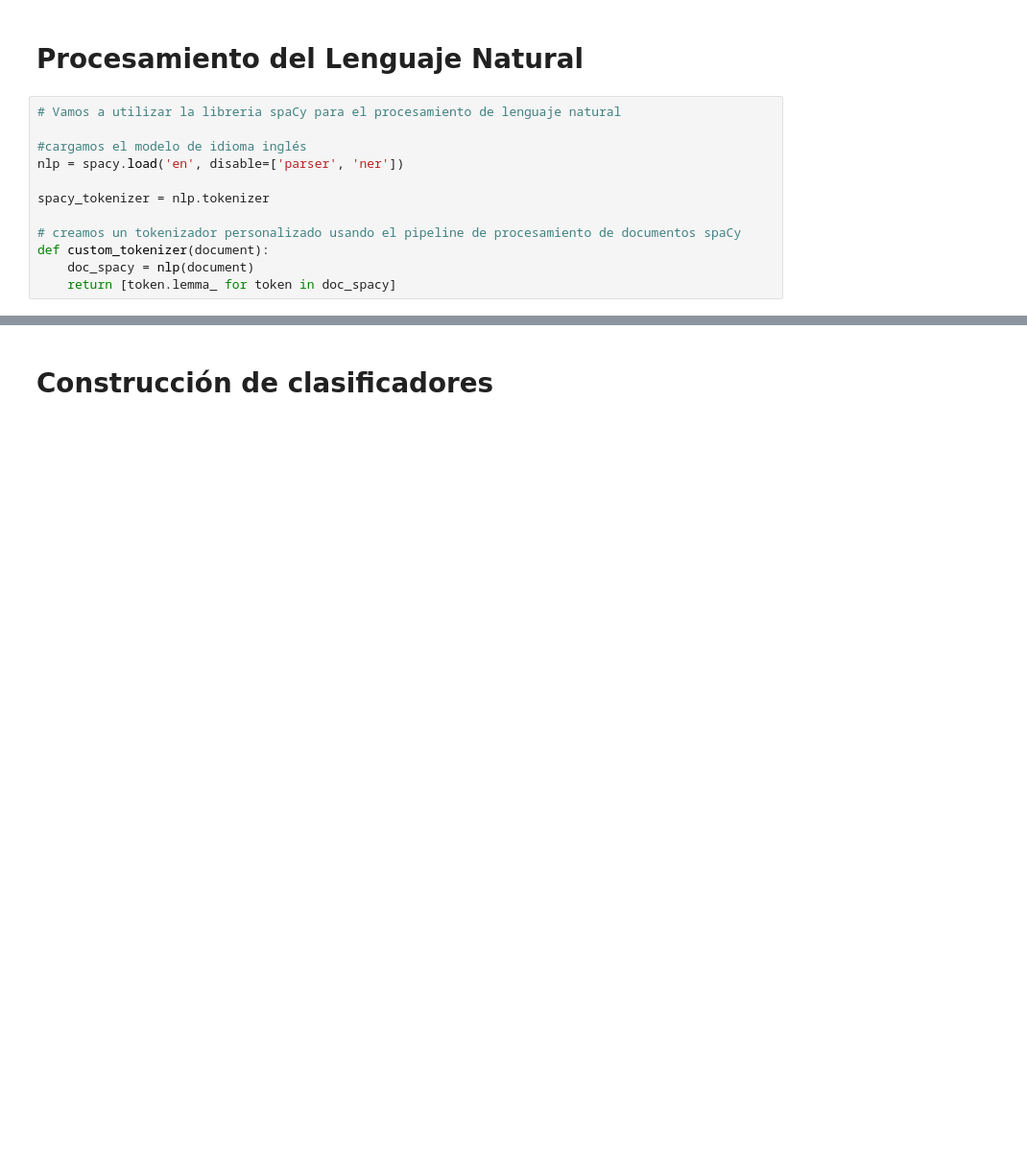
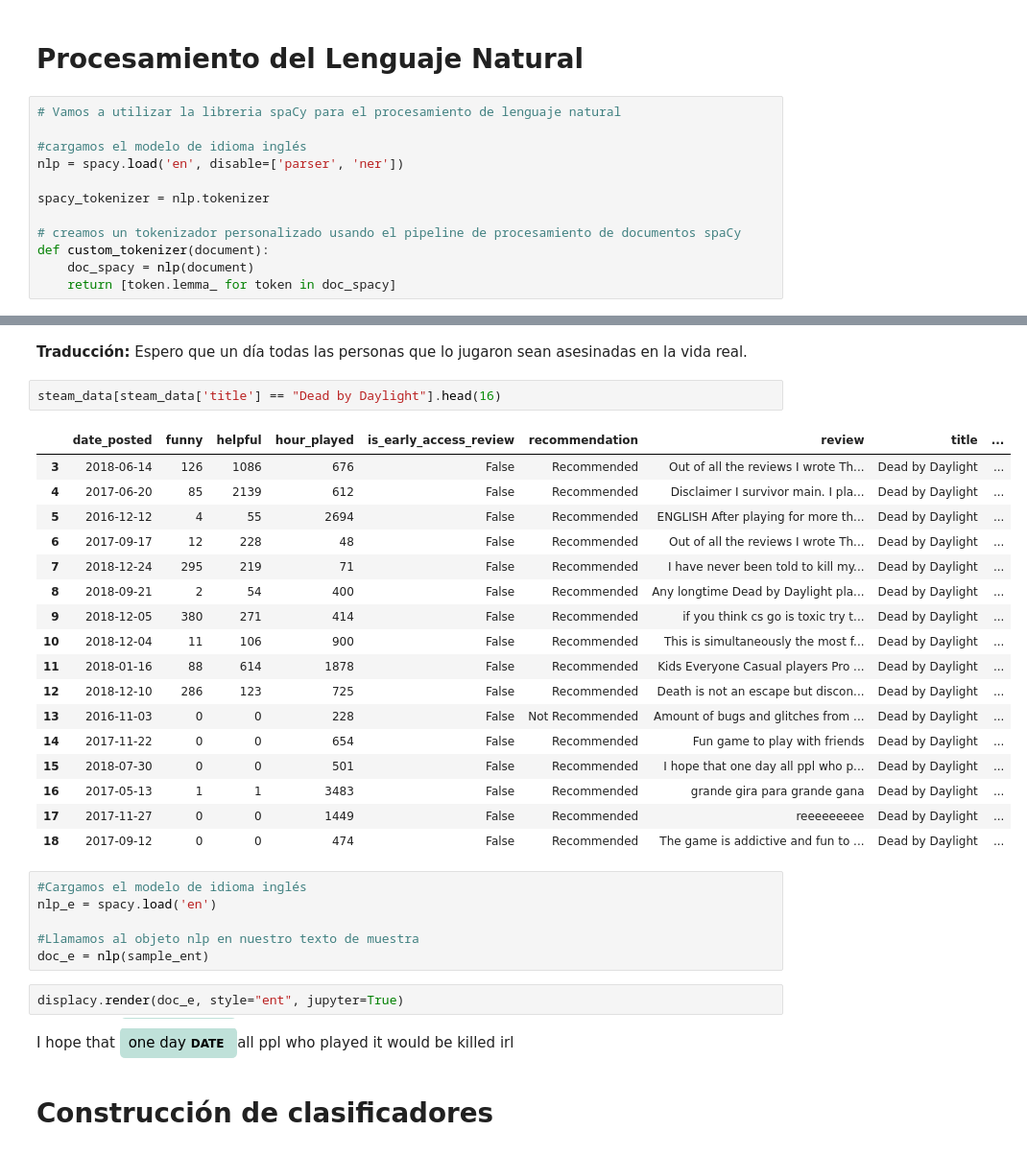
Before and after one commit to ByronTraconis/Working, a Jupyter notebook: Steam_Reviews_Dataset.ipynb, the cells around one changed output, grey strips where cells are left out. Shown at 96% size. Cells and saved outputs as stored; diff of their text form; blank space fills up the shorter version.

```diff
--- a/Steam_Reviews_Dataset.ipynb
+++ b/Steam_Reviews_Dataset.ipynb
@@ -368,3 +496,35 @@ def custom_tokenizer(document):
+# %% [markdown]
+**Traducción:** Espero que un día todas las personas que lo jugaron sean asesinadas en la vida real.
+# %%
+steam_data[steam_data['title'] == "Dead by Daylight"].head(16)
+# %% [output]
+|  | date_posted | funny | helpful | hour_played | is_early_access_review | recommendation | review | title | ... |
+| 3 | 2018-06-14 | 126 | 1086 | 676 | False | Recommended | Out of all the reviews I wrote Th... | Dead by Daylight | ... |
+| 4 | 2017-06-20 | 85 | 2139 | 612 | False | Recommended | Disclaimer I survivor main. I pla... | Dead by Daylight | ... |
+| 5 | 2016-12-12 | 4 | 55 | 2694 | False | Recommended | ENGLISH After playing for more th... | Dead by Daylight | ... |
+| 6 | 2017-09-17 | 12 | 228 | 48 | False | Recommended | Out of all the reviews I wrote Th... | Dead by Daylight | ... |
+| 7 | 2018-12-24 | 295 | 219 | 71 | False | Recommended | I have never been told to kill my... | Dead by Daylight | ... |
+| 8 | 2018-09-21 | 2 | 54 | 400 | False | Recommended | Any longtime Dead by Daylight pla... | Dead by Daylight | ... |
+| 9 | 2018-12-05 | 380 | 271 | 414 | False | Recommended | if you think cs go is toxic try t... | Dead by Daylight | ... |
+| 10 | 2018-12-04 | 11 | 106 | 900 | False | Recommended | This is simultaneously the most f... | Dead by Daylight | ... |
+| 11 | 2018-01-16 | 88 | 614 | 1878 | False | Recommended | Kids Everyone Casual players Pro ... | Dead by Daylight | ... |
+| 12 | 2018-12-10 | 286 | 123 | 725 | False | Recommended | Death is not an escape but discon... | Dead by Daylight | ... |
+| 13 | 2016-11-03 | 0 | 0 | 228 | False | Not Recommended | Amount of bugs and glitches from ... | Dead by Daylight | ... |
+| 14 | 2017-11-22 | 0 | 0 | 654 | False | Recommended | Fun game to play with friends | Dead by Daylight | ... |
+| 15 | 2018-07-30 | 0 | 0 | 501 | False | Recommended | I hope that one day all ppl who p... | Dead by Daylight | ... |
+| 16 | 2017-05-13 | 1 | 1 | 3483 | False | Recommended | grande gira para grande gana | Dead by Daylight | ... |
+| 17 | 2017-11-27 | 0 | 0 | 1449 | False | Recommended | reeeeeeeee | Dead by Daylight | ... |
+| 18 | 2017-09-12 | 0 | 0 | 474 | False | Recommended | The game is addictive and fun to ... | Dead by Daylight | ... |
+# %%
+#Cargamos el modelo de idioma inglés
+nlp_e = spacy.load('en')
+
+#Llamamos al objeto nlp en nuestro texto de muestra
+doc_e = nlp(sample_ent)
+# %%
+displacy.render(doc_e, style="ent", jupyter=True)
+# %% [output]
+I hope that one day DATE all ppl who played it would be killed irl
 # %% [markdown]
 # Construcción de clasificadores
 # %%
```
Also changed, not shown: parts of 27 cells of this notebook.
